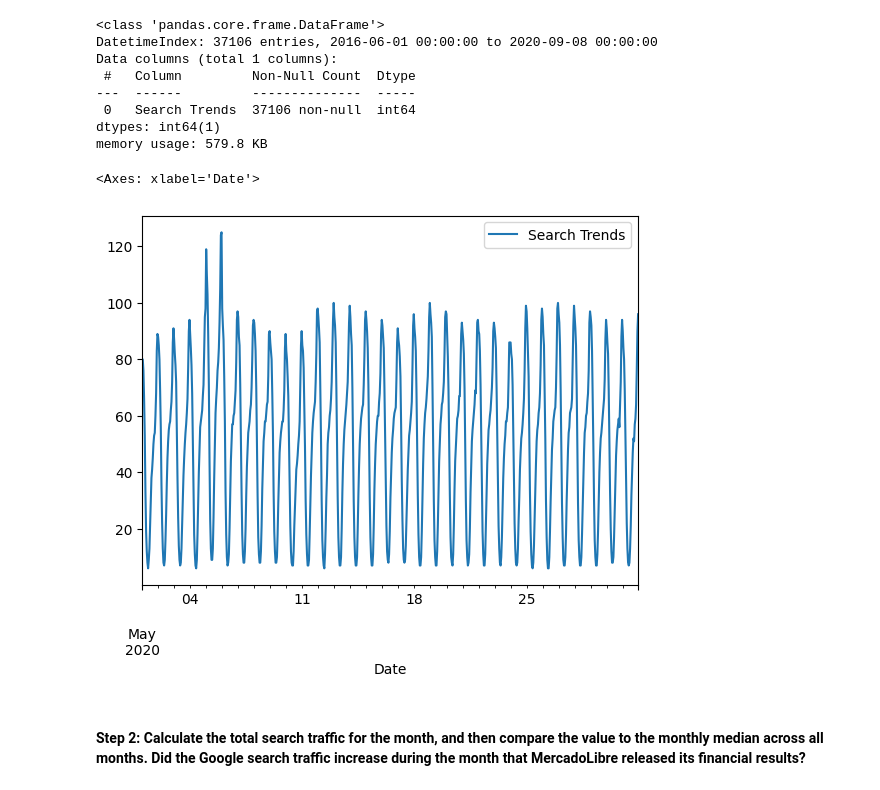
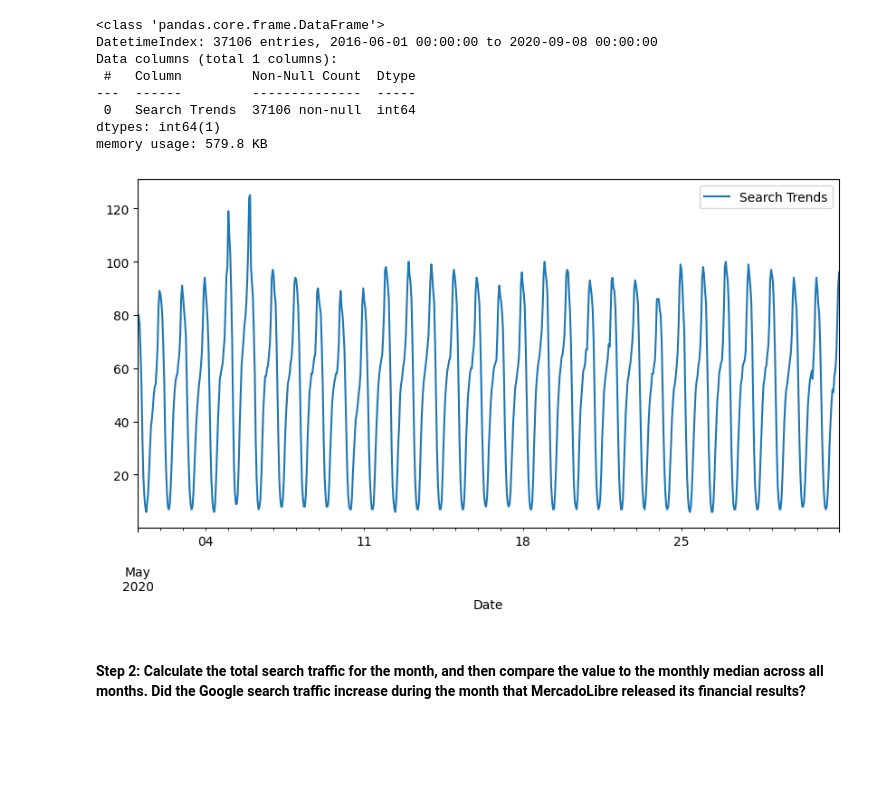
Before and after one commit to Dragon9804/prophet-challenge, a Jupyter notebook: forecasting_net_prophet.ipynb, the cells around one changed output. Cells and saved outputs as stored; diff of their text form; code cells hidden in the pictures; blank space fills up the shorter version.

```diff
--- a/forecasting_net_prophet.ipynb
+++ b/forecasting_net_prophet.ipynb
@@ -101,12 +102,13 @@ dtypes: int64(1)
 memory usage: 579.8 KB
 # %%
 # Slice the DataFrame to just the month of May 2020
-df_mercado_trends_may_2020 = df_mercado_trends[(df_mercado_trends['date'] >= '2020-05-01') & (df_mercado_trends['date'] < '2020-06-01')]
+df_mercado_trends_may_2020 = df_mercado_trends['2020-05-01':'2020-05-31']
 
 # Plot to visualize the data for May 2020
+df_mercado_trends_may_2020.plot(figsize=(10, 5))
+plt.show()
 # %% [output]
-<Axes: xlabel='Date'>
-[figure, old version]
+[figure, new version]
 # %% [markdown]
 #### Step 2: Calculate the total search traffic for the month, and then compare the value to the monthly median across all months. Did the Google search traffic increase during the month that MercadoLibre released its financial results?
 # %%
```
Also changed, not shown: parts of 1 cell of this notebook.
